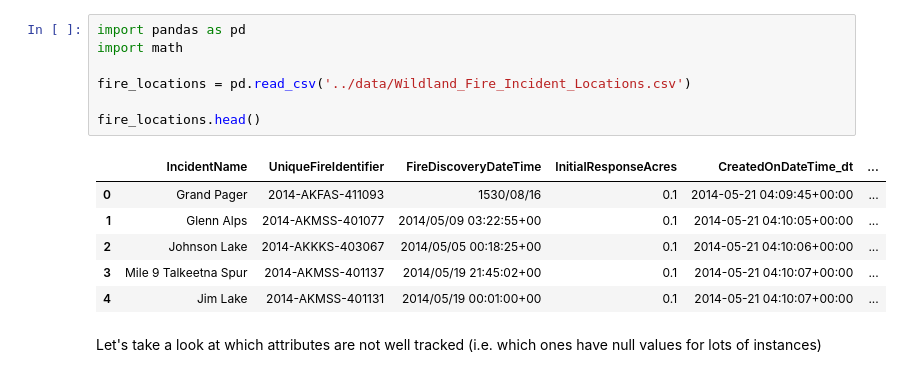
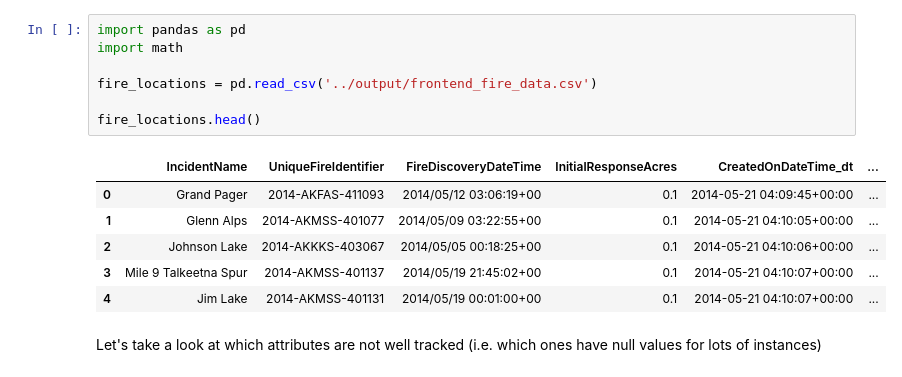
Before and after one commit to SD-2023-CS02/Wildfire-Resource-Simulator, a Jupyter notebook: notebooks/fire_prelim_investigation.ipynb, the cells around one changed output. Saved outputs shown, nothing was run; the diff lists cells and outputs as text.

```diff
--- a/notebooks/fire_prelim_investigation.ipynb
+++ b/notebooks/fire_prelim_investigation.ipynb
@@ -1,13 +1,13 @@
 # %%
 import pandas as pd
 import math
 
-fire_locations = pd.read_csv('../data/Wildland_Fire_Incident_Locations.csv')
+fire_locations = pd.read_csv('../output/frontend_fire_data.csv')
 
 fire_locations.head()
 # %% [output]
 |  | IncidentName | UniqueFireIdentifier | FireDiscoveryDateTime | InitialResponseAcres | CreatedOnDateTime_dt | ... |
-| 0 | Grand Pager | 2014-AKFAS-411093 | 1530/08/16 | 0.1 | 2014-05-21 04:09:45+00:00 | ... |
+| 0 | Grand Pager | 2014-AKFAS-411093 | 2014/05/12 03:06:19+00 | 0.1 | 2014-05-21 04:09:45+00:00 | ... |
 | 1 | Glenn Alps | 2014-AKMSS-401077 | 2014/05/09 03:22:55+00 | 0.1 | 2014-05-21 04:10:05+00:00 | ... |
 | 2 | Johnson Lake | 2014-AKKKS-403067 | 2014/05/05 00:18:25+00 | 0.1 | 2014-05-21 04:10:06+00:00 | ... |
 | 3 | Mile 9 Talkeetna Spur | 2014-AKMSS-401137 | 2014/05/19 21:45:02+00 | 0.1 | 2014-05-21 04:10:07+00:00 | ... |
```
Also changed, not shown: parts of 1 cell of this notebook, 6 other files.
